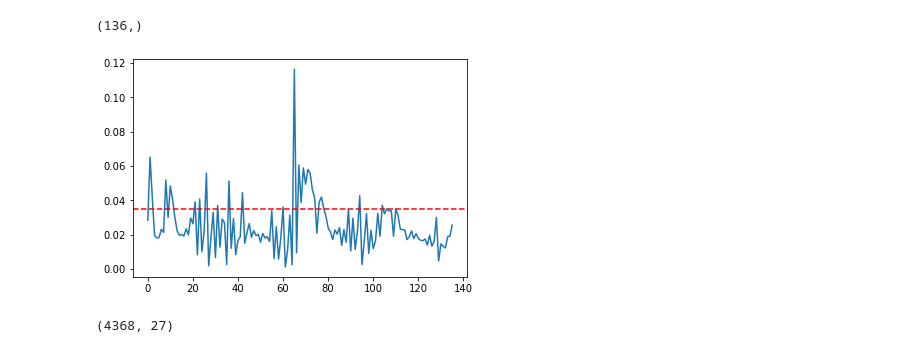
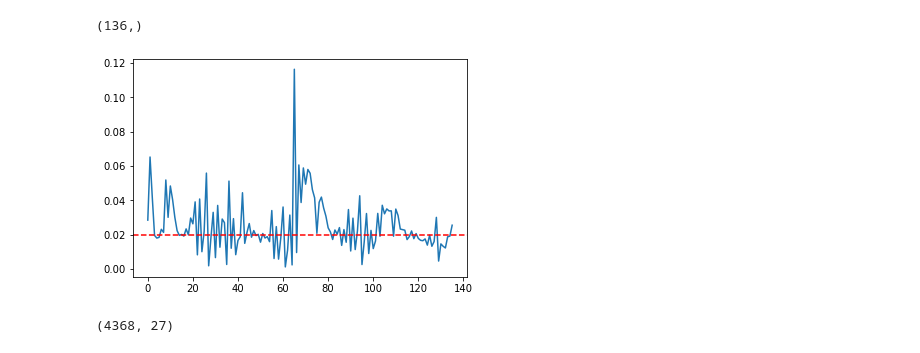
Before and after one commit to Brugio96/CLMS-1st-homework, a Jupyter notebook: variance_selection.ipynb, the cells around one changed output. Cells and saved outputs as stored; diff of their text form; code cells hidden in the pictures.

```diff
--- a/Untitled.ipynb
+++ b/variance_selection.ipynb
@@ -24,11 +24,11 @@ features_var.shape
 (136,)
 # %%
 plt.plot(features_var);
-threshold=0.035
+threshold=0.020
 plt.axhline(y = threshold, color = 'r', linestyle = 'dashed')
 plt.show()
 # %% [output]
-[figure, old version]
+[figure, new version]
 # %%
 sel = VarianceThreshold(threshold=0.035)
 features_reduct = sel.fit_transform(features_norm)
```
Also changed, not shown: 3 other files.
